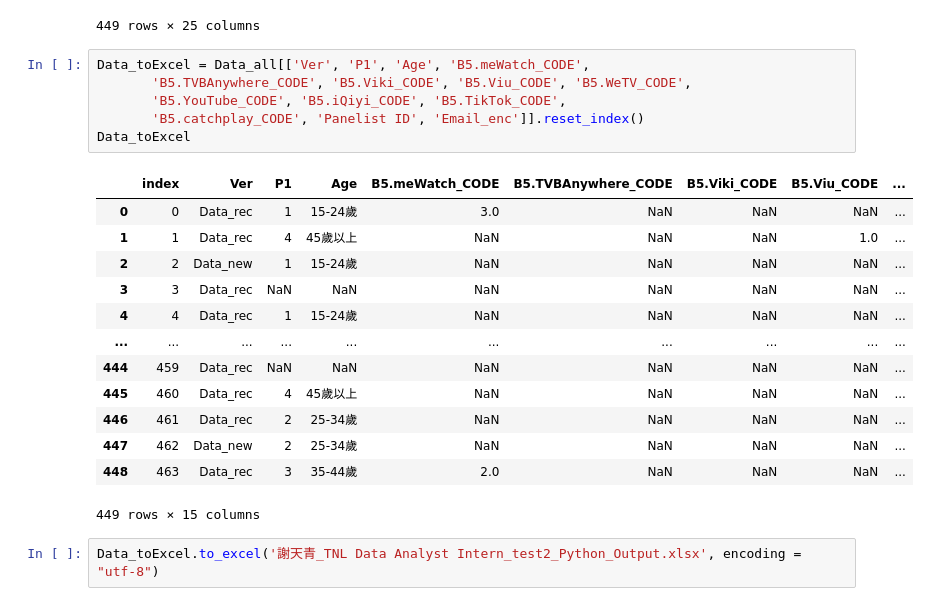
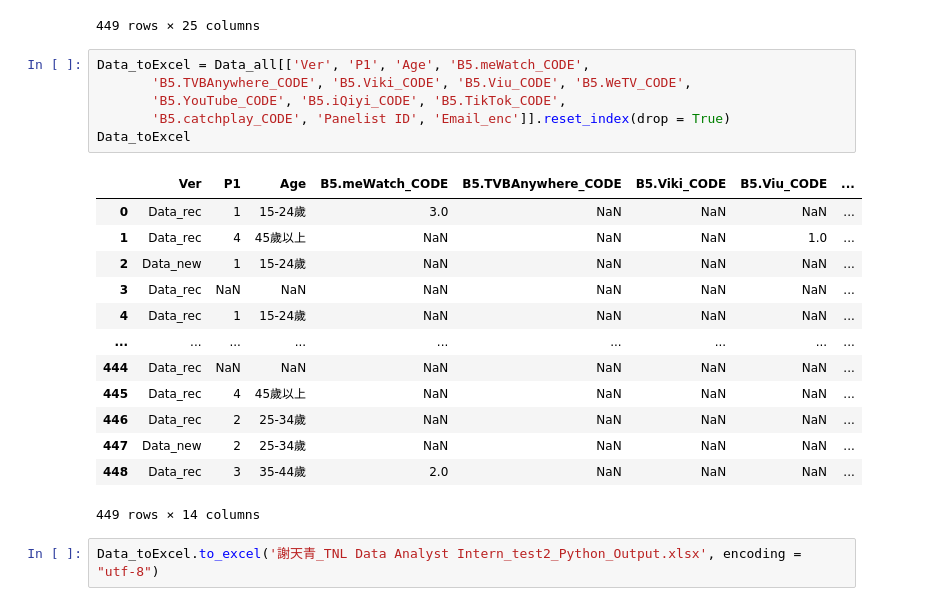
Before and after one commit to hsieh2000/HW, a Jupyter notebook: 謝天青_TNL_Data_Analyst_Intern_test2_Python_Code.ipynb, the cells around one changed output. Saved outputs shown, nothing was run; the diff lists cells and outputs as text.

```diff
--- a/謝天青_TNL_Data_Analyst_Intern_test2_Python_Code.ipynb
+++ b/謝天青_TNL_Data_Analyst_Intern_test2_Python_Code.ipynb
@@ -255,22 +255,22 @@ Data_all
 # %%
 Data_toExcel = Data_all[['Ver', 'P1', 'Age', 'B5.meWatch_CODE',
        'B5.TVBAnywhere_CODE', 'B5.Viki_CODE', 'B5.Viu_CODE', 'B5.WeTV_CODE',
        'B5.YouTube_CODE', 'B5.iQiyi_CODE', 'B5.TikTok_CODE',
-       'B5.catchplay_CODE', 'Panelist ID', 'Email_enc']].reset_index()
+       'B5.catchplay_CODE', 'Panelist ID', 'Email_enc']].reset_index(drop = True)
 Data_toExcel
 # %% [output]
-|  | index | Ver | P1 | Age | B5.meWatch_CODE | B5.TVBAnywhere_CODE | B5.Viki_CODE | B5.Viu_CODE | ... |
-| 0 | 0 | Data_rec | 1 | 15-24歲 | 3.0 | NaN | NaN | NaN | ... |
-| 1 | 1 | Data_rec | 4 | 45歲以上 | NaN | NaN | NaN | 1.0 | ... |
-| 2 | 2 | Data_new | 1 | 15-24歲 | NaN | NaN | NaN | NaN | ... |
-| 3 | 3 | Data_rec | NaN | NaN | NaN | NaN | NaN | NaN | ... |
-| 4 | 4 | Data_rec | 1 | 15-24歲 | NaN | NaN | NaN | NaN | ... |
-| ... | ... | ... | ... | ... | ... | ... | ... | ... | ... |
-| 444 | 459 | Data_rec | NaN | NaN | NaN | NaN | NaN | NaN | ... |
-| 445 | 460 | Data_rec | 4 | 45歲以上 | NaN | NaN | NaN | NaN | ... |
-| 446 | 461 | Data_rec | 2 | 25-34歲 | NaN | NaN | NaN | NaN | ... |
-| 447 | 462 | Data_new | 2 | 25-34歲 | NaN | NaN | NaN | NaN | ... |
-| 448 | 463 | Data_rec | 3 | 35-44歲 | 2.0 | NaN | NaN | NaN | ... |
+|  | Ver | P1 | Age | B5.meWatch_CODE | B5.TVBAnywhere_CODE | B5.Viki_CODE | B5.Viu_CODE | ... |
+| 0 | Data_rec | 1 | 15-24歲 | 3.0 | NaN | NaN | NaN | ... |
+| 1 | Data_rec | 4 | 45歲以上 | NaN | NaN | NaN | 1.0 | ... |
+| 2 | Data_new | 1 | 15-24歲 | NaN | NaN | NaN | NaN | ... |
+| 3 | Data_rec | NaN | NaN | NaN | NaN | NaN | NaN | ... |
+| 4 | Data_rec | 1 | 15-24歲 | NaN | NaN | NaN | NaN | ... |
+| ... | ... | ... | ... | ... | ... | ... | ... | ... |
+| 444 | Data_rec | NaN | NaN | NaN | NaN | NaN | NaN | ... |
+| 445 | Data_rec | 4 | 45歲以上 | NaN | NaN | NaN | NaN | ... |
+| 446 | Data_rec | 2 | 25-34歲 | NaN | NaN | NaN | NaN | ... |
+| 447 | Data_new | 2 | 25-34歲 | NaN | NaN | NaN | NaN | ... |
+| 448 | Data_rec | 3 | 35-44歲 | 2.0 | NaN | NaN | NaN | ... |
-449 rows × 15 columns
+449 rows × 14 columns
 # %%
 Data_toExcel.to_excel('謝天青_TNL Data Analyst Intern_test2_Python_Output.xlsx', encoding = "utf-8")
```
